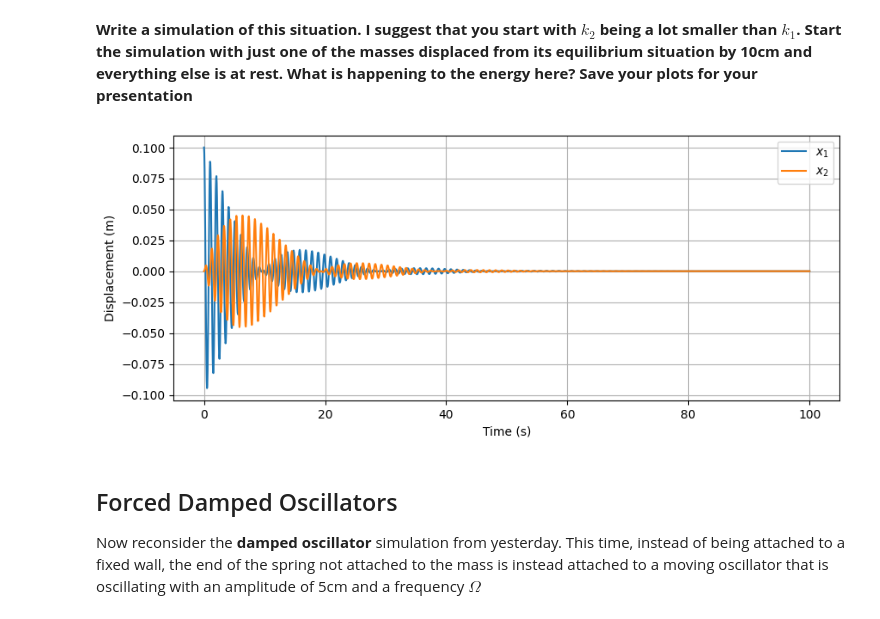
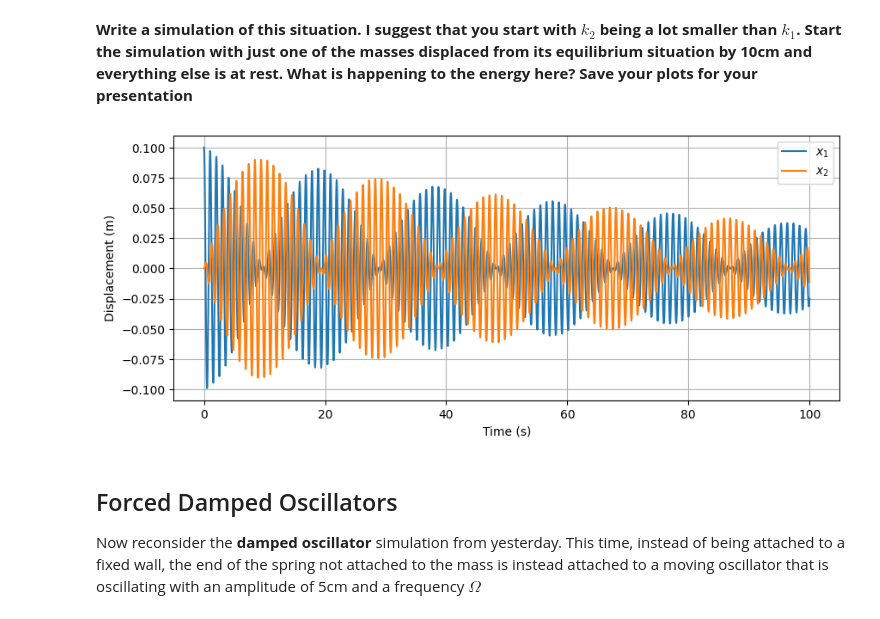
Before and after one commit to ShutBaton/physics-summer-school, a Jupyter notebook: notebooks/SHM2.ipynb, the cells around one changed output. Drawn from its saved outputs; the diff is of its cells as text; code cells hidden in the pictures.

```diff
--- a/notebooks/SHM2.ipynb
+++ b/notebooks/SHM2.ipynb
@@ -30,35 +30,35 @@ k1 = 18.0
 k2 = 1.0
 m = 0.5
 
 def solver_inp(t, y):
     x1, v1, x2, v2 = y
 
     dx1dt = v1
     dv1dt = (-(k1 + k2) * x1 + k2 * x2 - b*v1) / m
 
     dx2dt = v2
     dv2dt = (k2 * x1 - (k1 + k2) * x2 - b*v2) / m
 
     return [dx1dt, dv1dt, dx2dt, dv2dt]
 
-b = 0.1
+b = 0.01
 t_span = (0.0, 100.0)
 t_eval = np.linspace(t_span[0], t_span[1], 2000)
 
 y0 = [0.1, 0.0, 0.0, 0.0]
 
 sol = solve_ivp(solver_inp, t_span, y0, t_eval=t_eval)
 
 plt.figure(figsize=(10, 4))
 plt.plot(sol.t, sol.y[0], label=r"$x_1$")
 plt.plot(sol.t, sol.y[2], label=r"$x_2$")
 plt.xlabel("Time (s)")
 plt.ylabel("Displacement (m)")
 plt.legend()
 plt.grid(True)
 plt.show()
 # %% [output]
-[figure, old version]
+[figure, new version]
 # %% [markdown]
 ## Forced Damped Oscillators
 Now reconsider the **damped oscillator** simulation from yesterday. This time, instead of being attached to a fixed wall, the end of the spring not attached to the mass is instead attached to a moving oscillator that is oscillating with an amplitude of 5cm and a frequency $\Omega$
```
Also changed, not shown: parts of 1 cell of this notebook, 3 other files.
